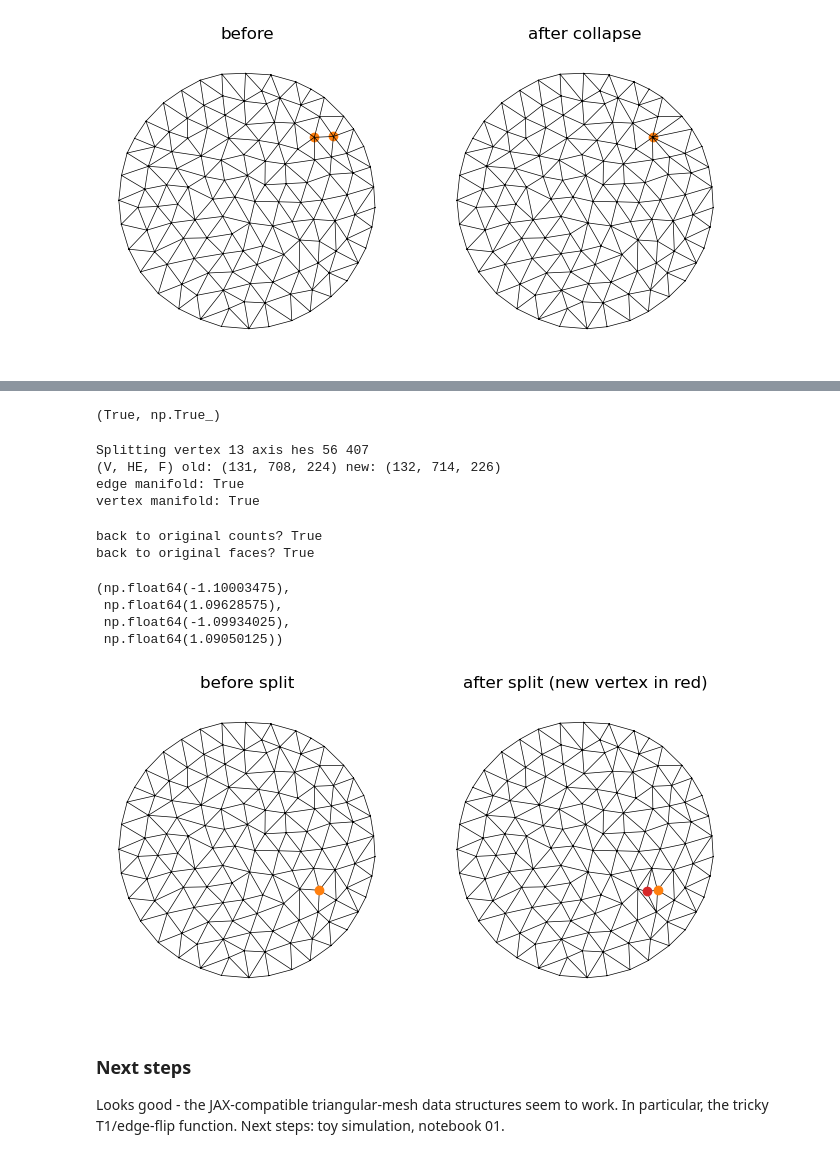
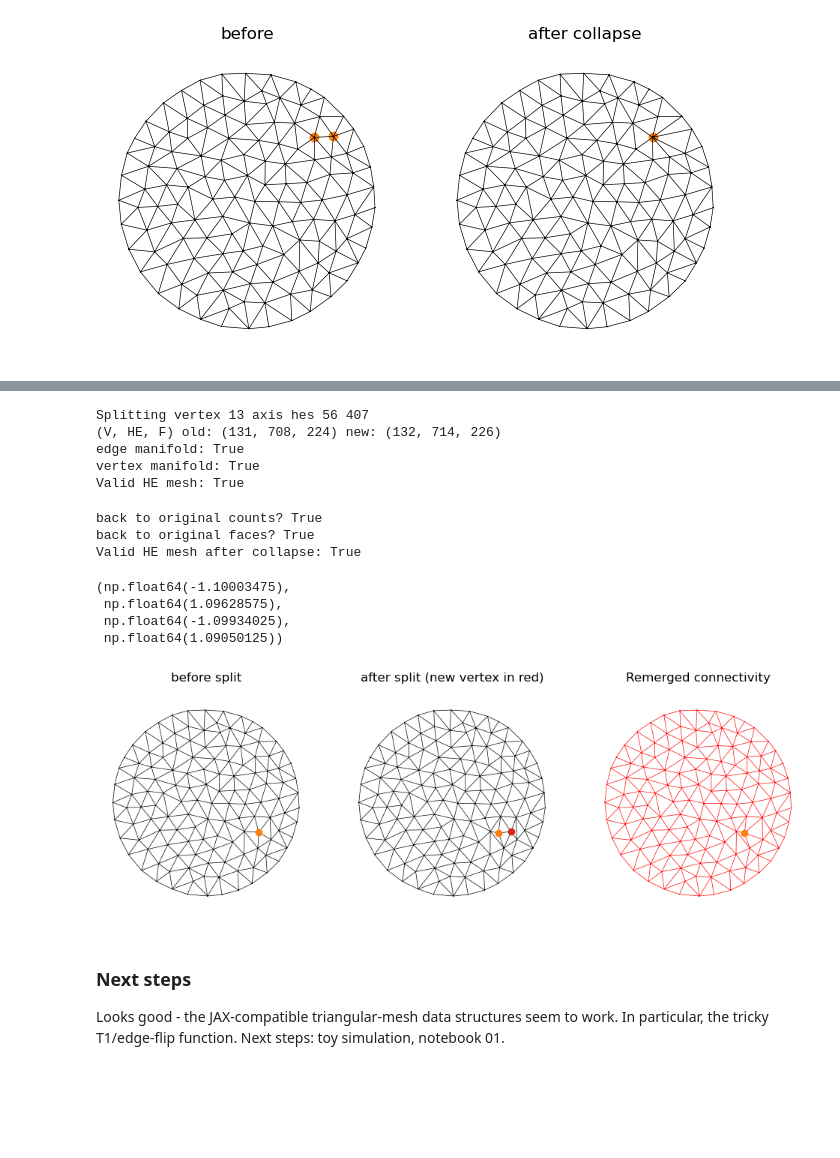
Before and after one commit to nikolas-claussen/triangulax, a Jupyter notebook: nbs/03_halfedge_datastructure.ipynb, the cells around one changed output, grey strips where cells are left out. Saved outputs shown, nothing was run; the diff lists cells and outputs as text; code cells hidden in the pictures; blank space fills up the shorter version.

```diff
--- a/nbs/03_halfedge_datastructure.ipynb
+++ b/nbs/03_halfedge_datastructure.ipynb
@@ -670,3 +655,6 @@ Array(True, dtype=bool)
 # to get back the original faces/vertices, do this:
 
 _ = hemesh_infty.faces[~hemesh_infty.is_inf_face]
+
+# if you want to re-index the triangles so they only refer to non-infinity vertices:
+_ = igl.remove_unreferenced(new_vertices, np.asarray(hemesh_infty.faces[~hemesh_infty.is_inf_face]) )
@@ -1426,7 +1418,8 @@ def collapse_edge(hemesh: HeMesh, e: int, check_boundary=False
                                f_forward=remap_f,
                                f_reverse=remap_inds_removal_reverse(hemesh.n_faces, fs_delete),
                                he_forward=remap_he,
-                               he_reverse=remap_inds_removal_reverse(hemesh.n_hes, hes_delete))
+                               he_reverse=remap_inds_removal_reverse(hemesh.n_hes, hes_delete),
+                               info={"operation": "collapse_edge", "collapsed_edge": e})
 
     inf_vertices = tuple(int(remap_v[v]) for v in hemesh.inf_vertices)
 
@@ -1585,4 +1573,0 @@ hemesh_split, remap = split_vertex_manual(hemesh, e1, e2, check_args=True)
-# %%
-igl.is_edge_manifold(hemesh_split.faces)[0],  igl.is_vertex_manifold(hemesh_split.faces)[0]
-# %% [output]
-(True, np.True_)
@@ -1725,6 +1576,8 @@ def split_vertex(hemesh: HeMesh, h1: int, h2: int) -> tuple[HeMesh, MeshReindexM
 
 # choose an interior vertex (avoid boundary) and two outgoing half-edges for split axis
 v_split = jnp.where(~hemesh.is_bdry)[0][10]
+v_new = hemesh.n_vertices  # new vertex index
+
 ring = hemesh.iterate_around_vertex(v_split)
 h1 = int(ring[0])
 h2 = int(ring[len(ring)//2])
@@ -1739,64 +1592,70 @@ assert hemesh_split.n_faces == hemesh.n_faces + 2
 F_split = np.asarray(hemesh_split.faces, dtype=np.int32)
 print("edge manifold:", igl.is_edge_manifold(F_split)[0])
 print("vertex manifold:", igl.is_vertex_manifold(F_split)[0])
+print("Valid HE mesh:", test_mesh_validity(hemesh_split))
 # %% [output]
 Splitting vertex 13 axis hes 56 407
 (V, HE, F) old: (131, 708, 224) new: (132, 714, 226)
 edge manifold: True
 vertex manifold: True
+Valid HE mesh: True
 # %%
 # inverse consistency check: split then collapse the inserted edge
+e_join = hemesh.n_hes+1 # error for  2*hemesh.n_vertices+1 ?
+hemesh_back, back_map = collapse_edge(hemesh_split, e_join)
 
-def _canonical_faces_np(F: np.ndarray) -> np.ndarray:
-    F = np.asarray(F, dtype=np.int32)
-    F = np.sort(F, axis=1)
-    keys = F[:, 0] * (F[:, 2].max() + 1) ** 2 + F[:, 1] * (F[:, 2].max() + 1) + F[:, 2]
-    return F[np.argsort(keys)]
-
-e_join = int(smap.info["new_hes"][0])  # (v -> v_new)
-hemesh_back, back_map = collapse_edge(hemesh_split, e_join,)
-
-F0 = _canonical_faces_np(np.asarray(hemesh.faces))
-F_back = _canonical_faces_np(np.asarray(hemesh_back.faces))
+F0 = _canonical_faces_np(hemesh.faces)
+F_back = _canonical_faces_np(hemesh_back.faces)
 print("back to original counts?", hemesh_back.n_items == hemesh.n_items)
 print("back to original faces?", np.array_equal(F0, F_back))
+print("Valid HE mesh after collapse:", test_mesh_validity(hemesh_back))
 # %% [output]
 back to original counts? True
 back to original faces? True
+Valid HE mesh after collapse: True
+# %%
+# offset the new vertex slightly for visibility
+
+vertices_split = np.concatenate([geommesh.vertices, geommesh.vertices[v_split][None, :]], axis=0)
+d = trig.get_perp_2d(geommesh.vertices[hemesh.dest[h1]] - geommesh.vertices[hemesh.dest[h2]])
+
+eps = 0.2
+vertices_split[v_new] = vertices_split[v_new] +  eps * d
+vertices_split[v_split] = vertices_split[v_split] - eps * d
+
+vertices_collapsed =  vertices_split[back_map.v_reverse]
 # %%
 # quick visualization (triangulation plot)
 
-v_new = int(smap.info["v_new"])
-fig, ax = plt.subplots(1, 2, figsize=(8, 4))
+fig, ax = plt.subplots(1, 3, figsize=(12, 4))
 
 plt.sca(ax[0])
-plt.triplot(geommesh.vertices[:, 0], geommesh.vertices[:, 1], hemesh.faces, lw=0.5, color="k")
+plt.triplot(*geommesh.vertices.T, hemesh.faces, lw=0.5, color="k")
 plt.scatter(*geommesh.vertices[v_split], c="tab:orange")
 plt.title("before split")
 plt.axis("equal"); plt.axis("off")
 
 plt.sca(ax[1])
-verts2 = np.concatenate([geommesh.vertices, geommesh.vertices[v_split][None, :]], axis=0)
-# offset the new vertex slightly for visibility
-a = geommesh.vertices[hemesh.dest[h1]] - geommesh.vertices[v_split]
-b = geommesh.vertices[hemesh.dest[h2]] - geommesh.vertices[v_split]
-d = a - b
-perp = np.array([-d[1], d[0]], dtype=float)
-perp = perp / (np.linalg.norm(perp) + 1e-12)
-eps = 0.25 * (np.linalg.norm(a) + np.linalg.norm(b) + 1e-12)
-verts2[v_new] = verts2[v_new] + eps * perp
-
-plt.triplot(verts2[:, 0], verts2[:, 1], hemesh_split.faces, lw=0.5, color="k")
-plt.scatter(*verts2[v_split], c="tab:orange")
-plt.scatter(*verts2[v_new], c="tab:red")
+plt.triplot(*vertices_split.T, hemesh_split.faces, lw=0.5, color="k")
+plt.scatter(*vertices_split[v_split], c="tab:orange")
+plt.scatter(*vertices_split[v_new], c="tab:red")
 plt.title("after split (new vertex in red)")
 plt.axis("equal"); plt.axis("off")
+
+plt.sca(ax[2])
+#plt.triplot(*geommesh.vertices.T, hemesh.faces, lw=0.5, color="g")
+
+
+plt.triplot(*vertices_collapsed.T, hemesh_back.faces, lw=0.5, color="r")
+plt.scatter(*vertices_split[v_split], c="tab:orange")
+plt.title("Remerged connectivity")
+plt.axis("equal"); plt.axis("off")
 # %% [output]
 (np.float64(-1.10003475),
  np.float64(1.09628575),
  np.float64(-1.09934025),
  np.float64(1.09050125))
-[figure, old version]
+[figure, new version]
 # %% [markdown]
 ### Next steps
 
```
Also changed, not shown: parts of 13 cells of this notebook, 2 other files.
